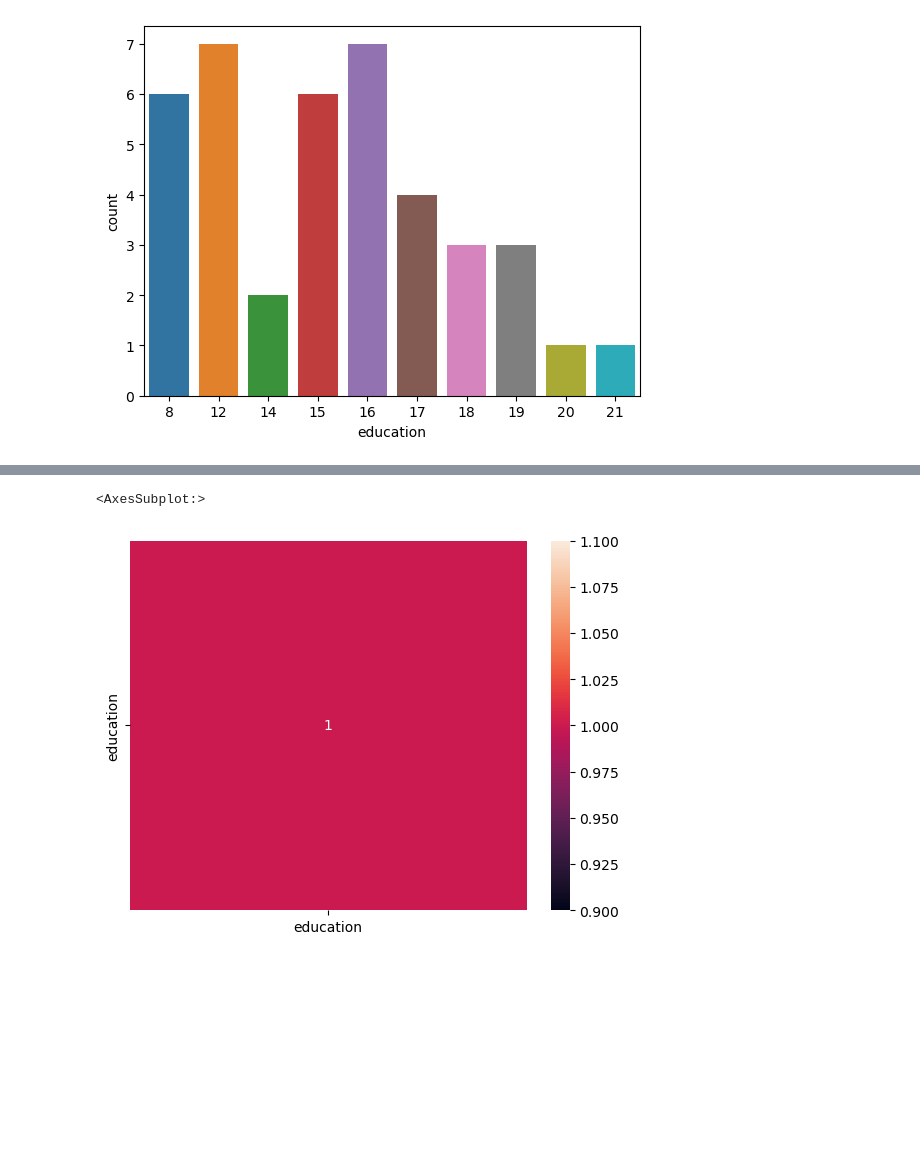
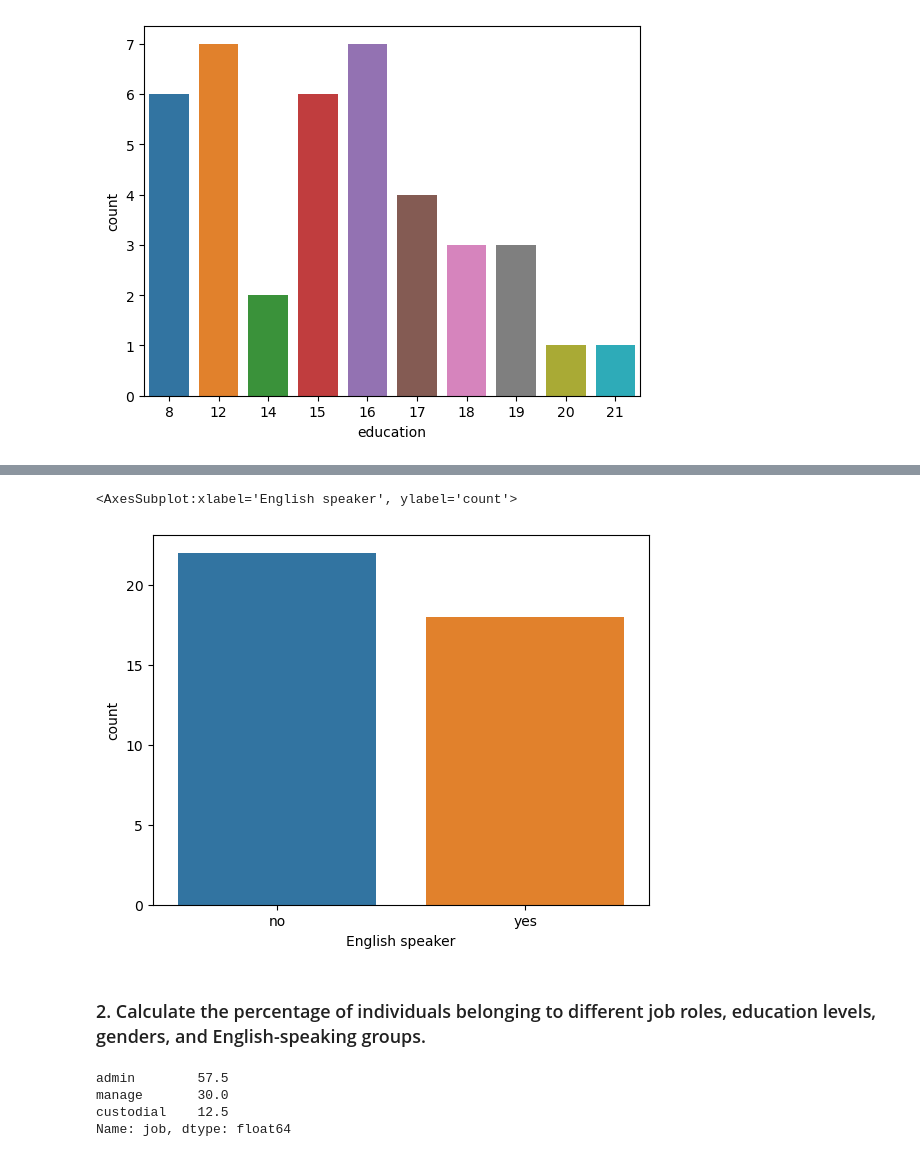
Before and after one commit to vikingwarior/data-science-sample-project, a Jupyter notebook: code/project.ipynb, the cells around one changed output, grey strips where cells are left out. Saved outputs shown, nothing was run; the diff lists cells and outputs as text; code cells hidden in the pictures; blank space fills up the shorter version.

```diff
--- a/code/project.ipynb
+++ b/code/project.ipynb
@@ -137,5 +139,16 @@ df['gender'].value_counts().plot(kind='pie', autopct='%1.0f%%', figsize=(5, 5))
-# %%
-sns.heatmap(df.corr(), annot=True)
-# %% [output]
-<AxesSubplot:>
-[figure, removed]
+# %%
+#English speaker distribution of the dataset
+sns.countplot(df['English speaker'])
+# %% [output]
+<AxesSubplot:xlabel='English speaker', ylabel='count'>
+[figure, added]
+# %% [markdown]
+### 2. Calculate the percentage of individuals belonging to different job roles, education levels, genders, and English-speaking groups.
+# %%
+#Calculating percentage of individuals belonging to each job role
+df['job'].value_counts(normalize=True) * 100
+# %% [output]
+admin        57.5
+manage       30.0
+custodial    12.5
+Name: job, dtype: float64
```
Also changed, not shown: parts of 5 cells of this notebook.
